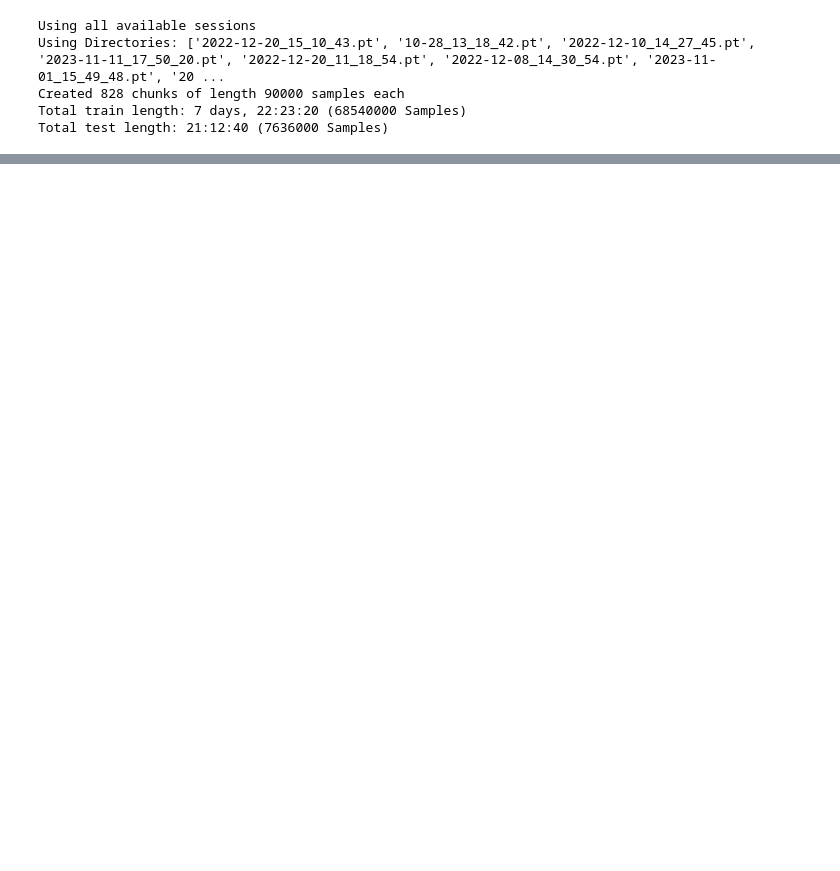
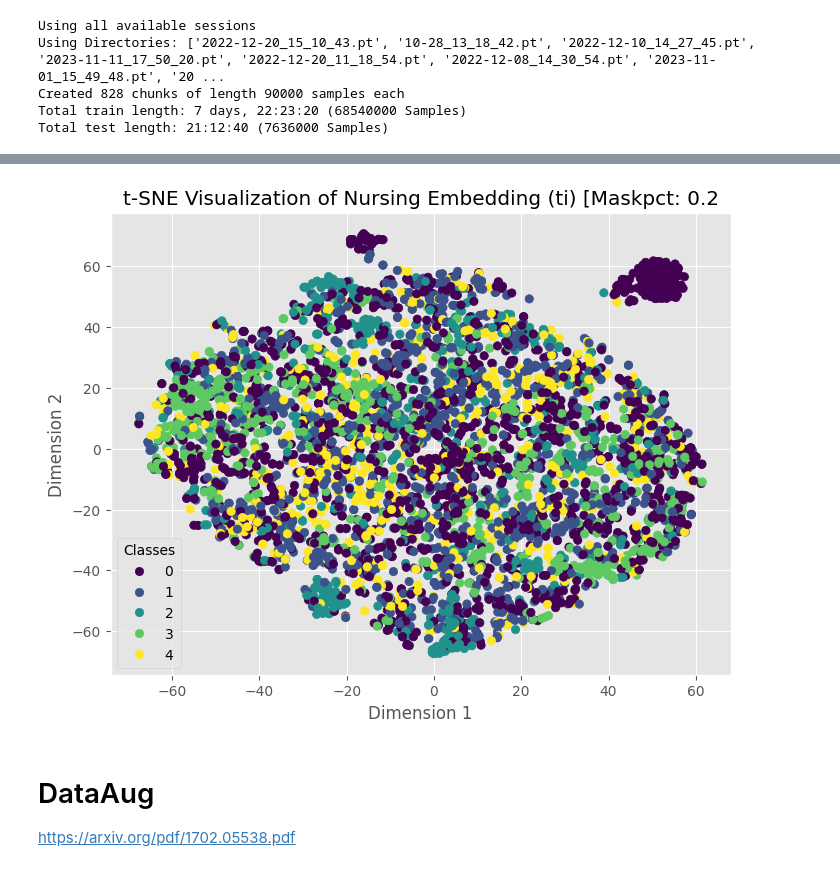
Before and after one commit to Musa-Azeem/eating-detection, a Jupyter notebook: 10_denoise.ipynb, the cells around one changed output, grey strips where cells are left out. Saved outputs shown, nothing was run; the diff lists cells and outputs as text; code cells hidden in the pictures; blank space fills up the shorter version.

```diff
--- a/10_denoise.ipynb
+++ b/10_denoise.ipynb
@@ -183,3 +122,59 @@ df = pd.DataFrame({
 })
 fig = px.line(df, x=df.index, y=['x', 'x_pred', 'y', 'y_pred', 'z', 'z_pred'])
 fig.show(renderer='browser')
+# %%
+from lib.data.dataloading import load_nursing_5_class
+
+nursing_trainloader, nursing_testloader = load_nursing_5_class(
+    range(11,71),
+    CONFIG['WINDOW_SIZE'],
+    test_size=1,
+    batch_size=CONFIG['BATCH_SIZE'],
+    stride=CONFIG['WINDOW_SIZE'],
+)
+
+embedding = []
+Xs = []
+ys = []
+for i,(X,y) in enumerate(tqdm(nursing_testloader)):
+    with torch.no_grad():
+        Xs.append(X)
+        ys.append(y)
+        X = X.view(-1, 3, CONFIG['WINDOW_SIZE'])
+        X = X.to(CONFIG['DEVICE'])
+        x = model.e(X)
+        embedding.append(x.detach().cpu().mean(dim=2))
+
+embedding = torch.cat(embedding, dim=0)
+Xs = torch.cat(Xs, dim=0)
+ys = torch.cat(ys, dim=0)
+
+from sklearn.manifold import TSNE
+from sklearn.cluster import KMeans
+from sklearn.decomposition import PCA
+
+emb_np = embedding.numpy()
+
+# Applying t-SNE to reduce the dimensions to 2
+tsne = TSNE(n_components=2)
+data_tsne = tsne.fit_transform(emb_np)
+
+plt.figure(figsize=(8, 6))
+scatter = plt.scatter(data_tsne[:, 0], data_tsne[:, 1], marker='o', c=ys)#, c=cluster_labels, cmap='viridis')
+plt.title(f't-SNE Visualization of Nursing Embedding (ti) [Maskpct: {CONFIG["MASKPCT"]}')
+plt.xlabel('Dimension 1')
+plt.ylabel('Dimension 2')
+plt.legend(*scatter.legend_elements(), loc="lower left", title="Classes")
+plt.show()
+
+# 'NONE':0,
+# 'Eating':1,
+# 'Exercise':2,
+# 'Medication':3,
+# 'Smoking':4,
+# %% [output]
+[figure, added]
+# %% [markdown]
+# DataAug
+
+https://arxiv.org/pdf/1702.05538.pdf
```
Also changed, not shown: parts of 6 cells of this notebook, 7 other files.
